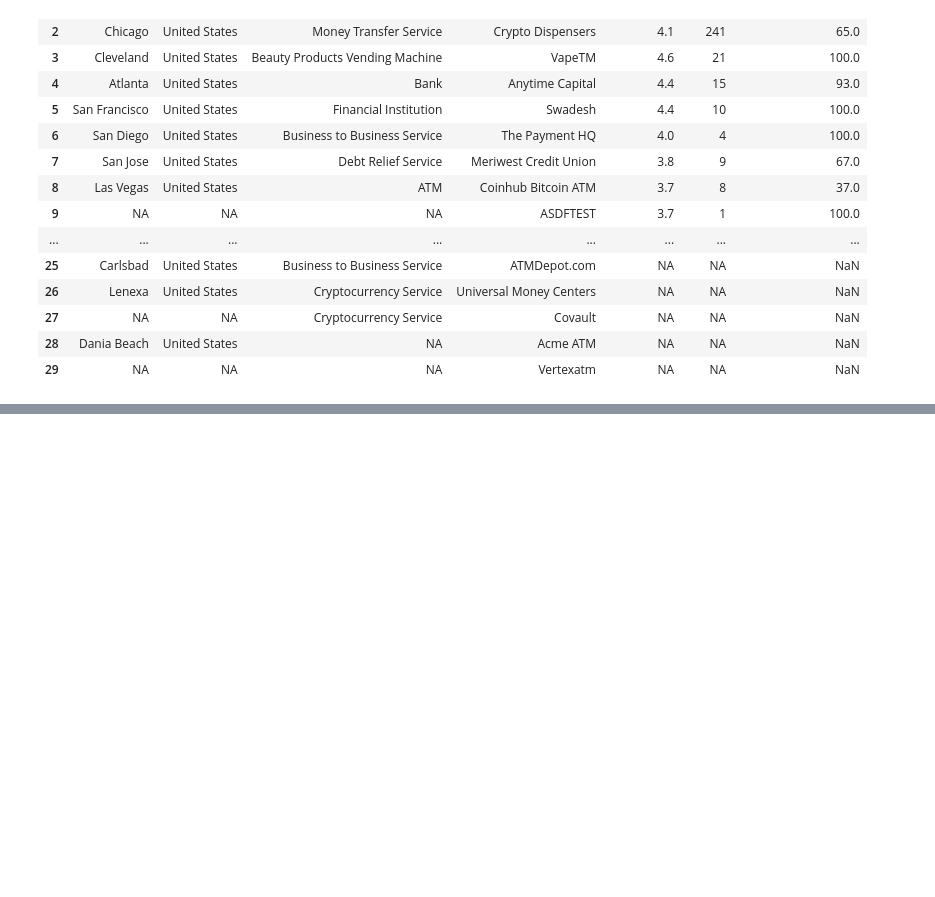
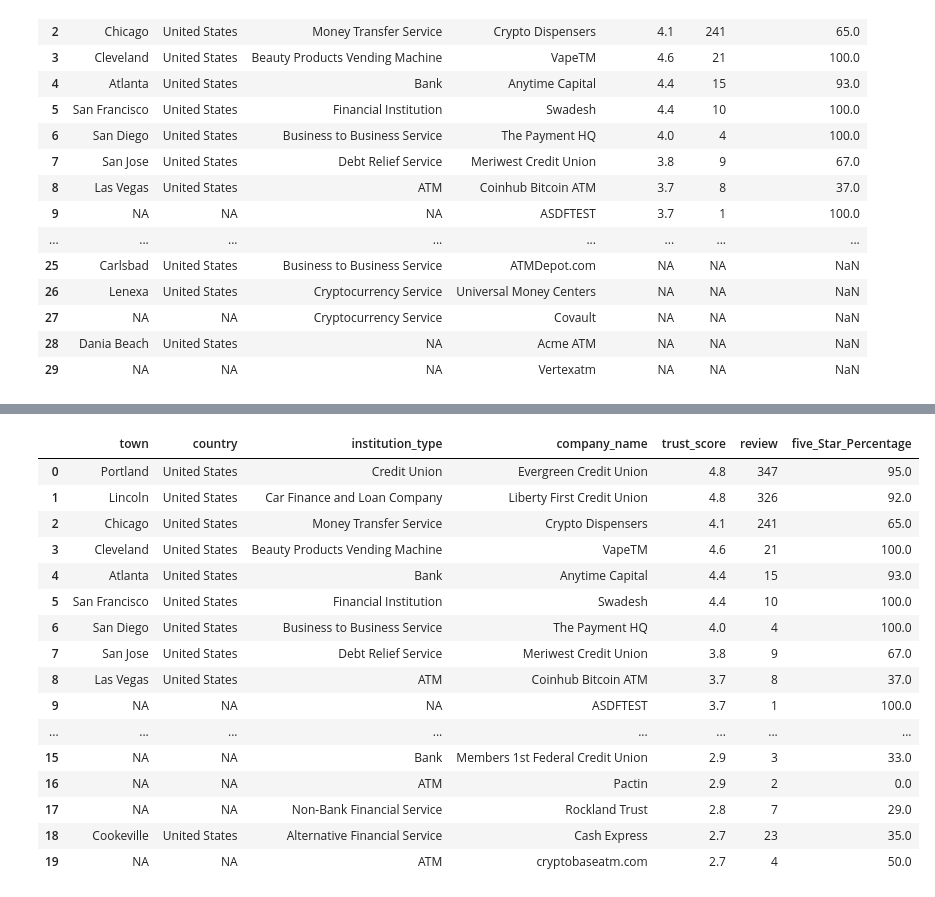
Before and after one commit to lemetice/de_satisfaction_client, a Jupyter notebook: notebook/scrappingtest.ipynb, the cells around one changed output, grey strips where cells are left out. Saved outputs shown, nothing was run; the diff lists cells and outputs as text; code cells hidden in the pictures; blank space fills up the shorter version.

Commit message:
mise à jour de la pipeline d'extraction

```diff
--- a/notebook/scrappingtest.ipynb
+++ b/notebook/scrappingtest.ipynb
@@ -289,0 +762,27 @@ df_new_column
+# %%
+from selenium.webdriver.common.by import By
+import pandas as pd
+
+# Fonction pour extraire les informations de div_elements sur une page
+def extract_div_elements(driver):
+    div_elements = driver.find_elements(By.XPATH, '//div[@class="paper_paper__1PY90 paper_outline__lwsUX card_card__lQWDv card_noPadding__D8PcU styles_wrapper__2JOo2"]')
+    result_list = []  # Liste pour stocker les résultats
+
+    for div in div_elements:
+        try:
+            # Localiser les sous-éléments dans chaque carte
+            elements = div.find_element(By.CLASS_NAME, 'styles_footer__DoJVj')
+            elements_2 = elements.find_element(By.CLASS_NAME, 'styles_wrapper___E6__')
+            span_elements = elements_2.find_elements(By.TAG_NAME, 'span')
+
+            # Concaténer le texte de tous les <span>
+            concatenated_text = ''
+            for span in span_elements:
+                concatenated_text += span.text + '·'  # Ajout du séparateur explicite
+
+            # Ajouter le texte concaténé à la liste
+            result_list.append(concatenated_text.strip('·'))  # Retirer le dernier séparateur inutile
+        except Exception as e:
+            # En cas d'erreur, ajouter une valeur par défaut
+            result_list.append('NA')
+    return result_list
@@ -289,0 +873,33 @@ df_new_column
+# %%
+# Effectuer une jointure entre les deux DataFrames sur la colonne "company_name" et "Commentaire"
+df_final = pd.merge(
+    df_entreprises,
+    df_details[['Commentaire', 'five_Star_Percentage']],  # Garder uniquement les colonnes nécessaires
+    left_on='company_name',  # Colonne dans df_entreprises
+    right_on='Commentaire',  # Colonne dans df_details
+    how='left'  # Faire une jointure à gauche pour conserver toutes les entreprises
+)
+
+# Supprimer la colonne redondante "Commentaire" après la jointure
+df_final.drop(columns=['Commentaire'], inplace=True)
+#df_final.drop(columns=['five_star_percentage'], inplace=True)
+# %%
+df_final.head(20)
+# %% [output]
+|  | town | country | institution_type | company_name | trust_score | review | five_Star_Percentage |
+| 0 | Portland | United States | Credit Union | Evergreen Credit Union | 4.8 | 347 | 95.0 |
+| 1 | Lincoln | United States | Car Finance and Loan Company | Liberty First Credit Union | 4.8 | 326 | 92.0 |
+| 2 | Chicago | United States | Money Transfer Service | Crypto Dispensers | 4.1 | 241 | 65.0 |
+| 3 | Cleveland | United States | Beauty Products Vending Machine | VapeTM | 4.6 | 21 | 100.0 |
+| 4 | Atlanta | United States | Bank | Anytime Capital | 4.4 | 15 | 93.0 |
+| 5 | San Francisco | United States | Financial Institution | Swadesh | 4.4 | 10 | 100.0 |
+| 6 | San Diego | United States | Business to Business Service | The Payment HQ | 4.0 | 4 | 100.0 |
+| 7 | San Jose | United States | Debt Relief Service | Meriwest Credit Union | 3.8 | 9 | 67.0 |
+| 8 | Las Vegas | United States | ATM | Coinhub Bitcoin ATM | 3.7 | 8 | 37.0 |
+| 9 | NA | NA | NA | ASDFTEST | 3.7 | 1 | 100.0 |
+| ... | ... | ... | ... | ... | ... | ... | ... |
+| 15 | NA | NA | Bank | Members 1st Federal Credit Union | 2.9 | 3 | 33.0 |
+| 16 | NA | NA | ATM | Pactin | 2.9 | 2 | 0.0 |
+| 17 | NA | NA | Non-Bank Financial Service | Rockland Trust | 2.8 | 7 | 29.0 |
+| 18 | Cookeville | United States | Alternative Financial Service | Cash Express | 2.7 | 23 | 35.0 |
+| 19 | NA | NA | ATM | cryptobaseatm.com | 2.7 | 4 | 50.0 |
```
Also changed, not shown: parts of 15 cells of this notebook, 20 other files.
